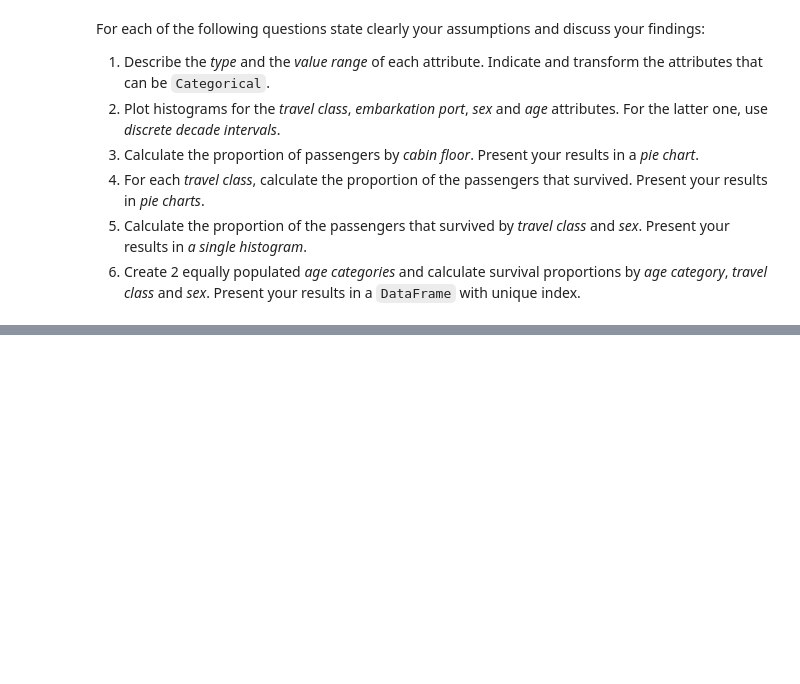
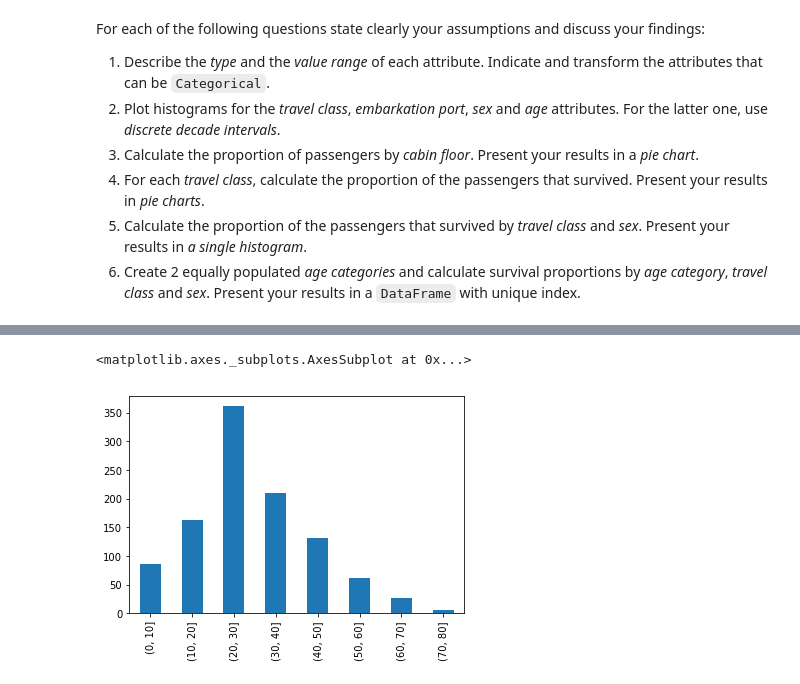
Before and after one commit to jshwl/epfl-ada, a Jupyter notebook: Homework 1.ipynb, the cells around one changed output, grey strips where cells are left out. Saved outputs shown, nothing was run; the diff lists cells and outputs as text; code cells hidden in the pictures; blank space fills up the shorter version.

```diff
--- a/Homework 1.ipynb
+++ b/Homework 1.ipynb
@@ -149,0 +269,5 @@ For each of the following questions state clearly your assumptions and discuss y
+# %%
+pd.cut(titanic.age, [0,10,20,30,40,50,60,70,80]).value_counts(sort=False).plot(kind='bar')
+# %% [output]
+<matplotlib.axes._subplots.AxesSubplot at 0x...>
+[figure, added]
```
Also changed, not shown: parts of 22 cells of this notebook.
